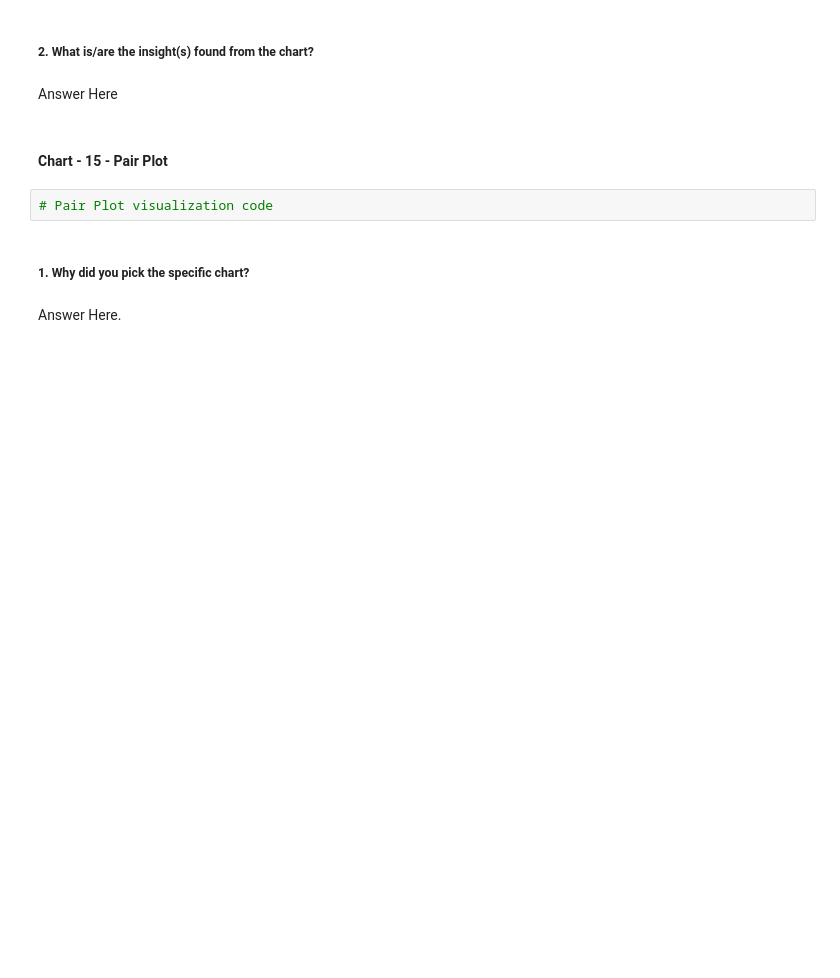
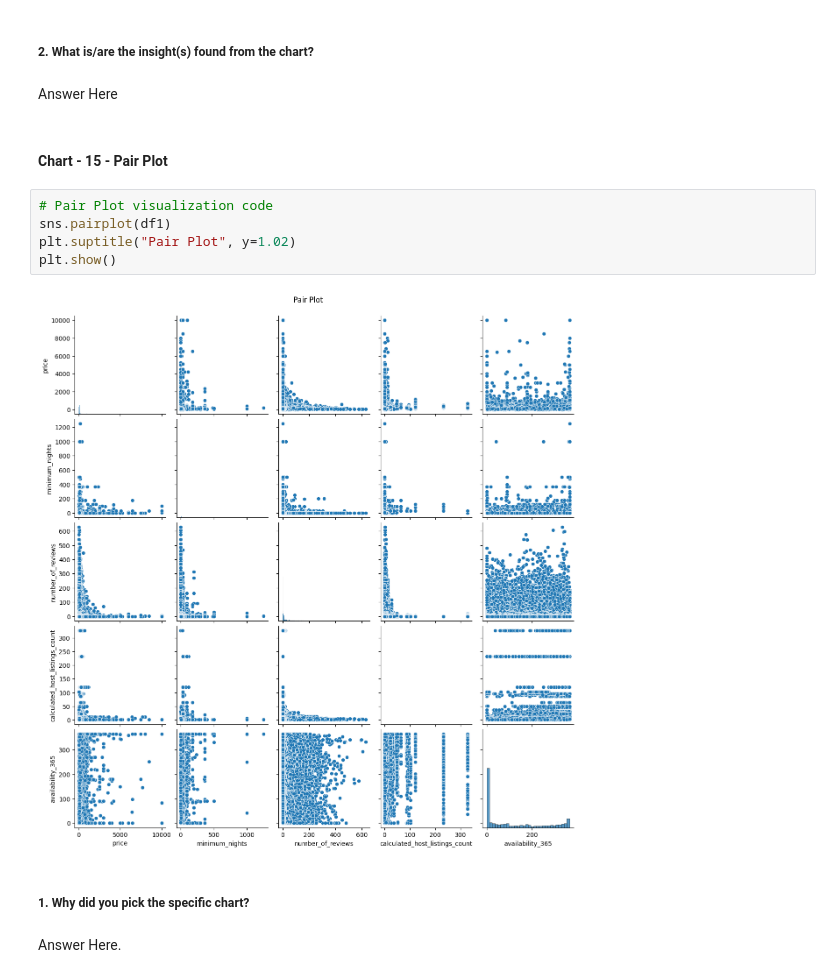
Before and after one commit to rksonu21/Air_BnB, a Jupyter notebook: EDA_Capstone_Sonu_Rajan.ipynb, the cells around one changed output. Cells and saved outputs as stored; diff of their text form; blank space fills up the shorter version.

Commit message:
Pair Plot Added on numeric entries.

```diff
--- a/EDA_Capstone_Sonu_Rajan.ipynb
+++ b/EDA_Capstone_Sonu_Rajan.ipynb
@@ -545,6 +539,11 @@ Answer Here
 #### Chart - 15 - Pair Plot
 # %%
 # Pair Plot visualization code
+sns.pairplot(df1)
+plt.suptitle("Pair Plot", y=1.02)
+plt.show()
+# %% [output]
+[figure, added]
 # %% [markdown]
 ##### 1. Why did you pick the specific chart?
 # %% [markdown]
```
Also changed, not shown: parts of 2 cells of this notebook.
